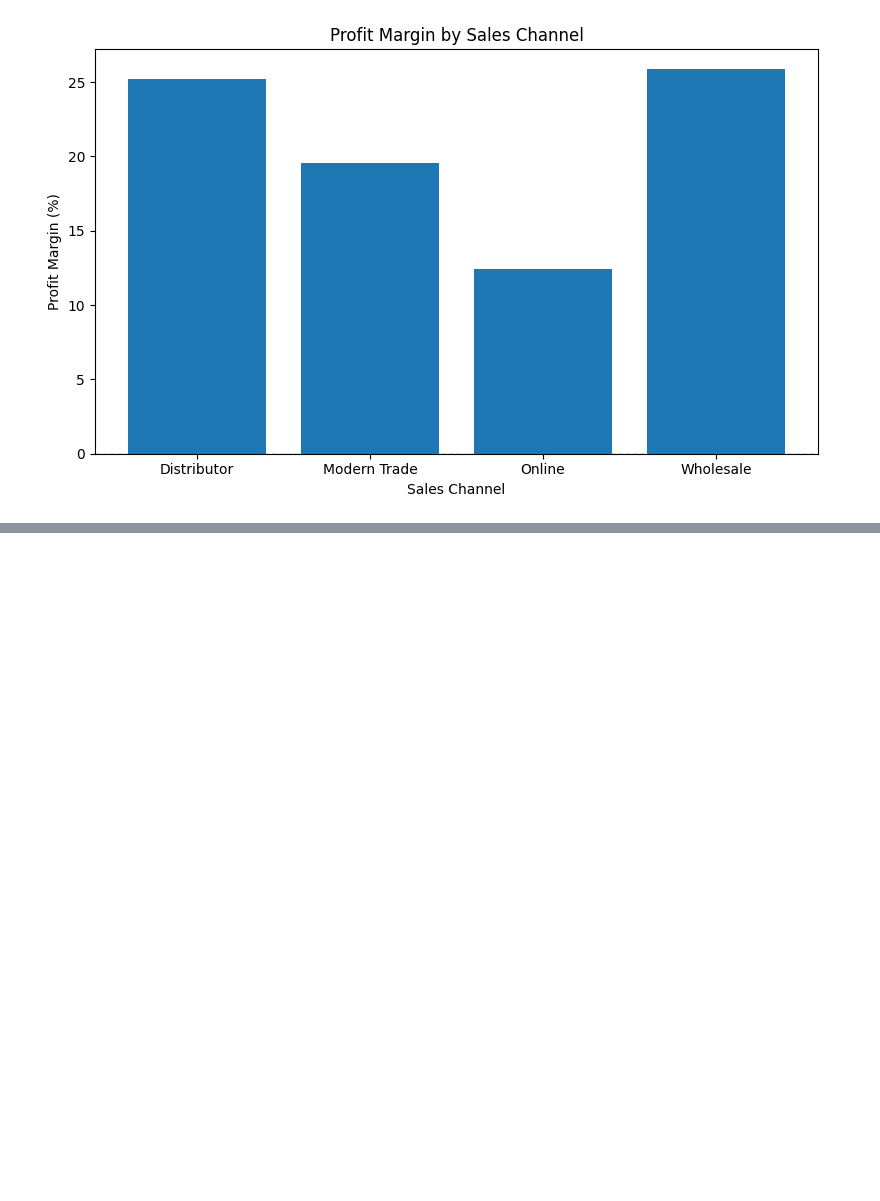
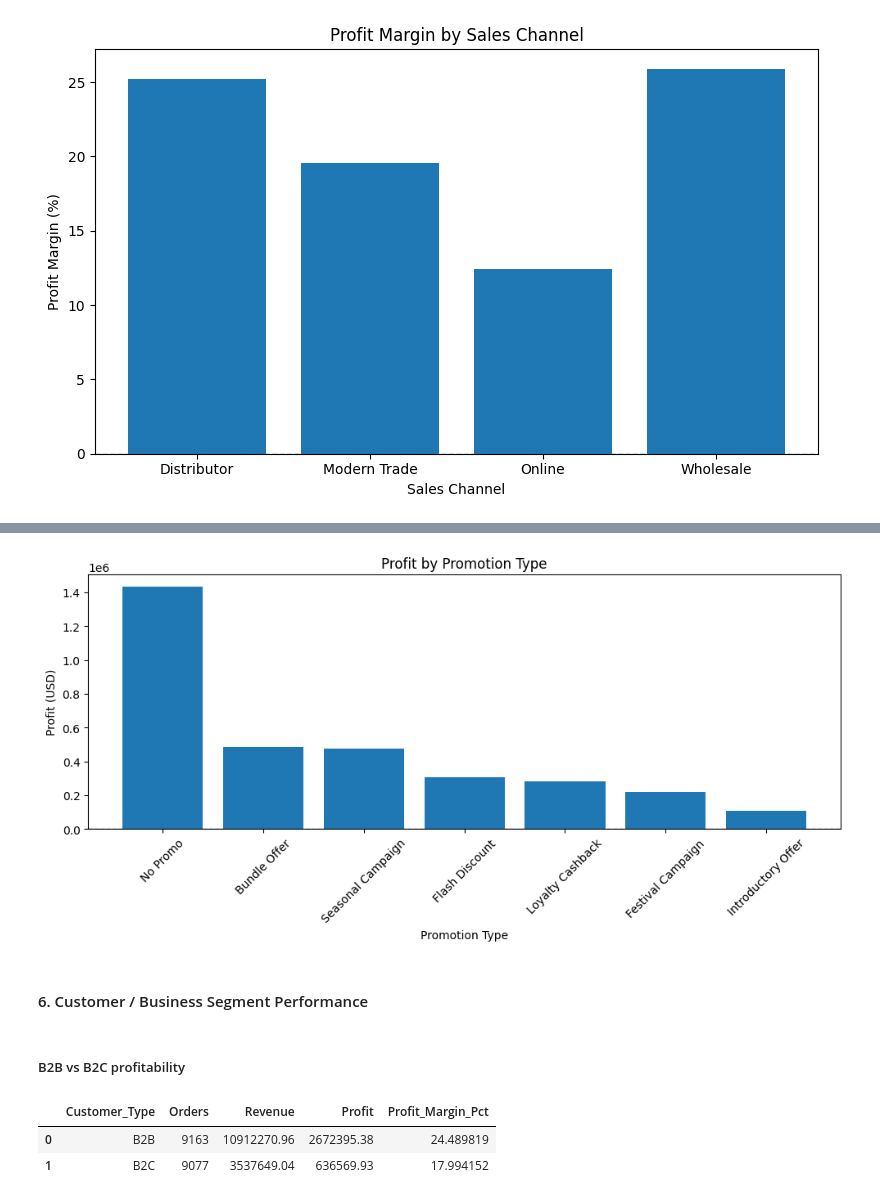
Before and after one commit to Alive-Peterson/myprojects, a Jupyter notebook: data_analytics/financial_performance_and_profitability/notebooks/FMCG_Sales_Profitability_Analysis.ipynb, the cells around one changed output, grey strips where cells are left out. Cells and saved outputs as stored; diff of their text form; code cells hidden in the pictures; blank space fills up the shorter version.

```diff
--- a/data_analytics/financial_performance_and_profitability/notebooks/FMCG_Sales_Profitability_Analysis.ipynb
+++ b/data_analytics/financial_performance_and_profitability/notebooks/FMCG_Sales_Profitability_Analysis.ipynb
@@ -343,0 +346,12 @@ plt.show()
+# %%
+promotion_performance = (
+    df.groupby('Promotion_Type')
+      .agg(
+          Orders=('Order_ID', 'count'),
+          Profit=('Profit_USD', 'sum')
+      )
+      .reset_index()
+      .sort_values('Profit', ascending=False)
+)
+
+promotion_performance
@@ -343,0 +367,43 @@ plt.show()
+# %%
+plt.figure(figsize=(10, 5))
+
+plt.bar(
+    promotion_performance['Promotion_Type'],
+    promotion_performance['Profit']
+)
+
+plt.axhline(0, linestyle='--', linewidth=1)
+
+plt.title('Profit by Promotion Type')
+plt.xlabel('Promotion Type')
+plt.ylabel('Profit (USD)')
+plt.xticks(rotation=45)
+plt.tight_layout()
+plt.show()
+# %% [output]
+[figure, added]
+# %% [markdown]
+#### 6. Customer / Business Segment Performance
+# %% [markdown]
+##### B2B vs B2C profitability
+# %%
+customer_performance = (
+    df.groupby('Customer_Type')
+      .agg(
+          Orders=('Order_ID', 'count'),
+          Revenue=('Net_Revenue_USD', 'sum'),
+          Profit=('Profit_USD', 'sum')
+      )
+      .reset_index()
+)
+
+customer_performance['Profit_Margin_Pct'] = (
+    customer_performance['Profit'] /
+    customer_performance['Revenue'] * 100
+)
+
+customer_performance
+# %% [output]
+|  | Customer_Type | Orders | Revenue | Profit | Profit_Margin_Pct |
+| 0 | B2B | 9163 | 10912270.96 | 2672395.38 | 24.489819 |
+| 1 | B2C | 9077 | 3537649.04 | 636569.93 | 17.994152 |
```
Also changed, not shown: parts of 18 cells of this notebook.
